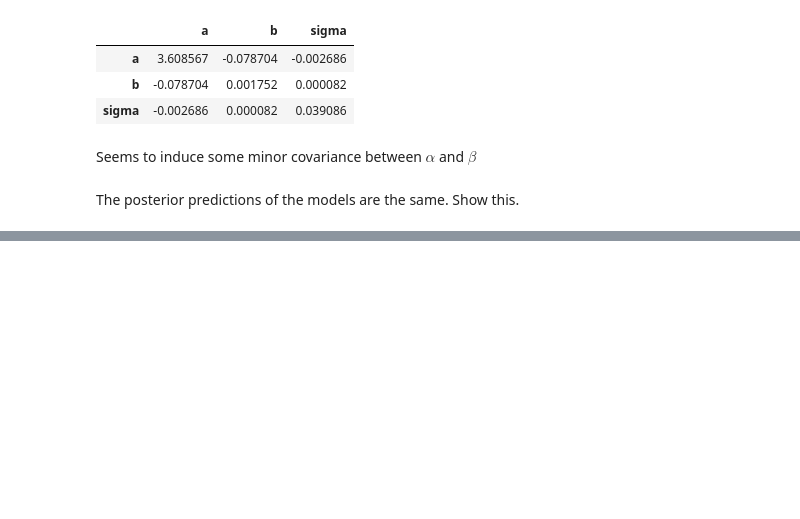
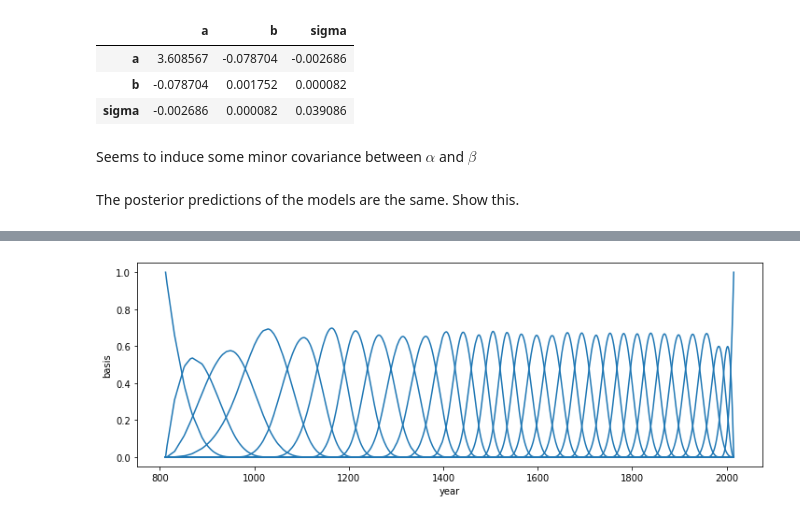
Before and after one commit to oadams/oadams.github.io, a Jupyter notebook: statistical_rethinking_solutions/ch4.ipynb, the cells around one changed output, grey strips where cells are left out. Saved outputs shown, nothing was run; the diff lists cells and outputs as text; code cells hidden in the pictures; blank space fills up the shorter version.

Commit message:
ch 4 medium qs and data

```diff
--- a/statistical_rethinking_solutions/ch4.ipynb
+++ b/statistical_rethinking_solutions/ch4.ipynb
@@ -237,0 +240,4 @@ The posterior predictions of the models are the same. Show this.
+# %%
+d = pd.read_csv("data/cherry_blossoms.csv")
+# nans are not treated as in the book
+az.summary(d.dropna().to_dict(orient="list"), kind="stats")
@@ -237,0 +251,19 @@ The posterior predictions of the models are the same. Show this.
+# %%
+d2 = d.dropna(subset=["doy"])
+num_knots = 30
+knot_list = np.quantile(d2.year, np.linspace(0, 1, num_knots))
+# %%
+from patsy import dmatrix
+
+B = dmatrix(
+    "bs(year, knots=knots, degree=3, include_intercept=True) - 1",
+    {"year": d2.year.values, "knots": knot_list[1:-1]},
+)
+# %%
+_, ax = plt.subplots(1, 1, figsize=(12, 4))
+for i in range(num_knots+2):
+    ax.plot(d2.year, (B[:, i]), color="C0")
+ax.set_xlabel("year")
+ax.set_ylabel("basis");
+# %% [output]
+[figure, added]
```
Also changed, not shown: parts of 10 cells of this notebook, 2 other files.
